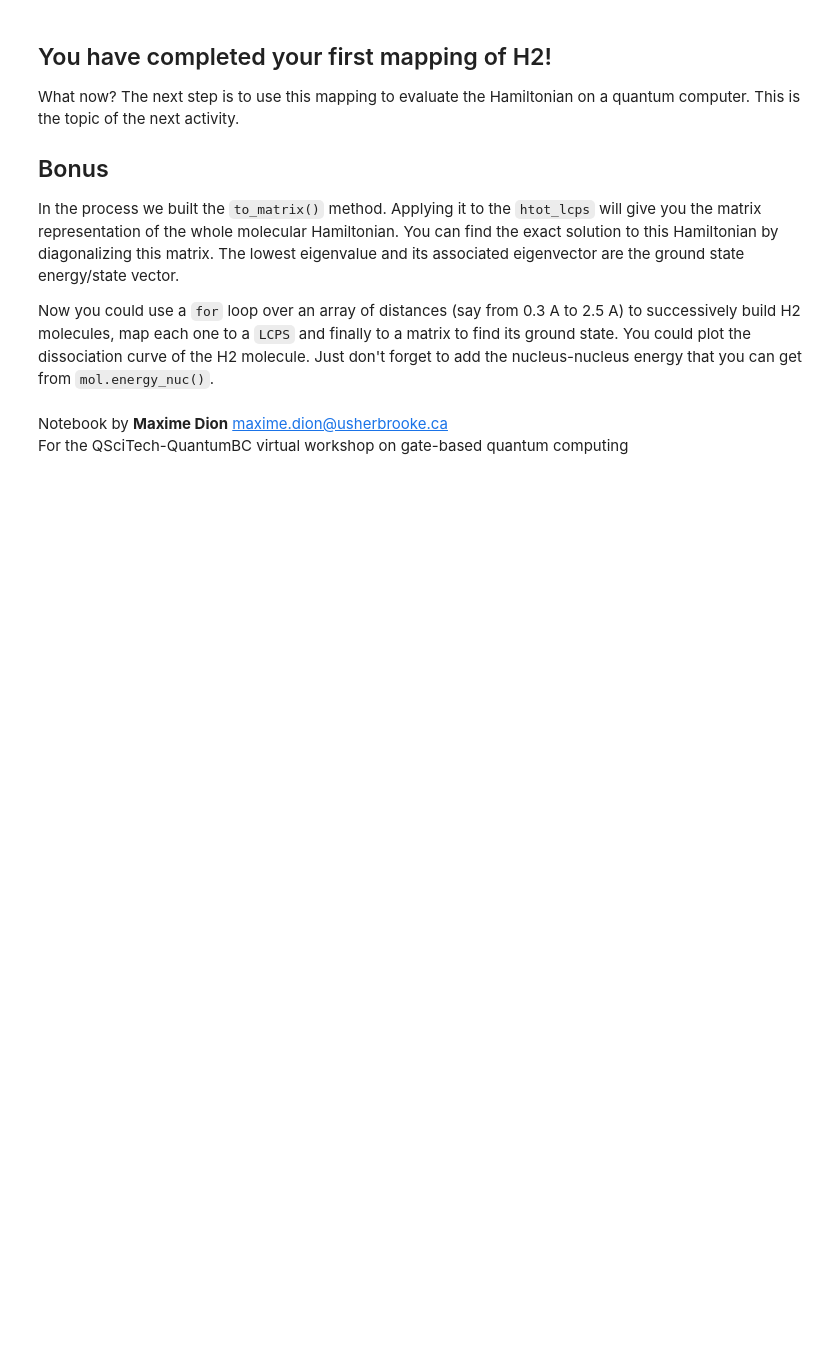
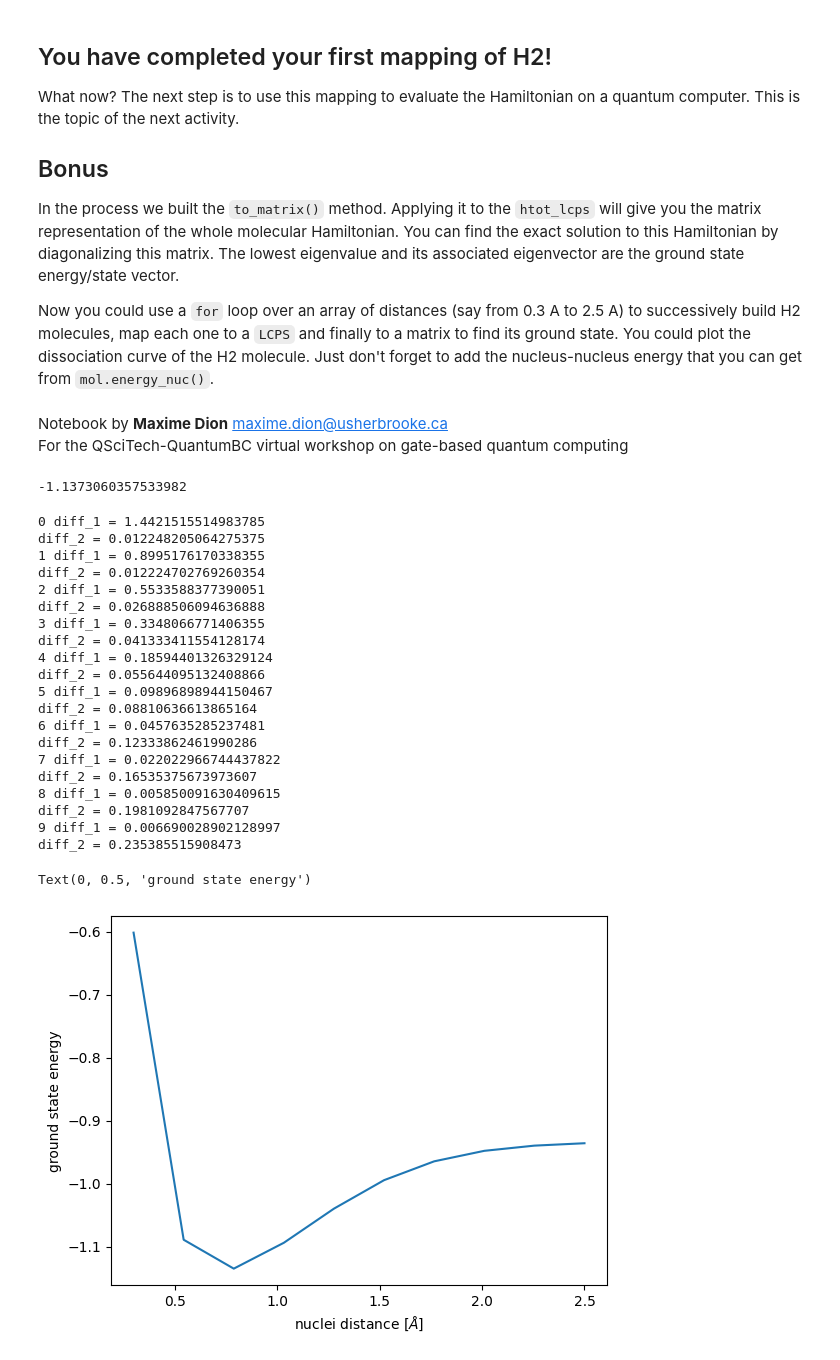
Before and after one commit to QSciTech-QuantumBC-Workshop/Group5, a Jupyter notebook: activity_mapping.ipynb, the cells around one changed output. Drawn from its saved outputs; the diff is of its cells as text; code cells hidden in the pictures; blank space fills up the shorter version.

```diff
--- a/activity_mapping.ipynb
+++ b/activity_mapping.ipynb
@@ -819,26 +825,70 @@ Now you could use a `for` loop over an array of distances (say from 0.3 A to 2.5
 # %% [markdown]
 Notebook by **Maxime Dion** <maxime.dion@usherbrooke.ca><br>
 For the QSciTech-QuantumBC virtual workshop on gate-based quantum computing
+# %%
+H_matrix = htot_lcps.to_matrix()
+E0, V0 = np.linalg.eigh(H_matrix)
+print(E0[0] + mol.energy_nuc())
+# %% [output]
+-1.1373060357533982
 # %%
 %autoreload
 from matplotlib import pyplot as plt
-distance = np.linspace(0.3, 2.5, 50) #units in AA
+distance = np.linspace(0.3, 2.5, 10) #units in AA
 E = np.zeros((len(distance), 16))
+E_rev = np.zeros((len(distance), 16))
 for i in range(len(distance)):
-    mol = gto.M(
+    mol_d = gto.M(
         atom = [['H', (0,0,-distance[i]/2)], ['H', (0,0,distance[i]/2)]],
         basis = 'sto-3g'
         )
     # print('nucleus-nucleus energy =', mol.energy_nuc().round(2))
-    molecular_hamiltonian_no_spin = MolecularFermionicHamiltonian.from_pyscf_mol(mol)
-    molecular_hamiltonian = molecular_hamiltonian_no_spin.include_spin()
-    htot_lcps = molecular_hamiltonian.to_linear_combinaison_pauli_string(creation_operators, annihilation_operators)
-    htot_lcps = htot_lcps.apply_threshold().combine().apply_threshold().sort()
-    H_tot = htot_lcps.to_matrix()
-    E[i], V = np.linalg.eigh(H_tot)
-    E[i] = E[i] + mol.energy_nuc()
+    molecular_hamiltonian_no_spin_d = MolecularFermionicHamiltonian.from_pyscf_mol(mol_d)
+    h1_no_spin_d, h2_no_spin_d = molecular_hamiltonian_no_spin_d.get_integrals()
+    Eg = h1_no_spin_d[0, 0]
+    Eu = h1_no_spin_d[1, 1]
+    Ug = h2_no_spin_d[0, 0, 0, 0]
+    Uu = h2_no_spin_d[1, 1, 1, 1]
+    Vd = h2_no_spin_d[1, 0, 0, 1]
+    Vx = h2_no_spin_d[1, 0, 1, 0]
+    molecular_hamiltonian_d = molecular_hamiltonian_no_spin_d.include_spin()
+    htot_lcps_d = molecular_hamiltonian_d.to_linear_combinaison_pauli_string(creation_operators, annihilation_operators)
+    htot_lcps_d = htot_lcps_d.apply_threshold().combine().apply_threshold().sort()
+    H_tot_d = htot_lcps_d.to_matrix()
+    E[i], V = np.linalg.eigh(H_tot_d)
     print(i, end=' ')
+    # print('H = \n', H_tot.real.round(2))
+    # print('diff =', 2*(Eg) + 1*Ug - 1*E[i, 0].round(2))
+    print('diff_1 =', 1*(Eg + Eu) + 1*(Vd - Vx) - 1*E[i, 0].round(2))
+    print('diff_2 =', 1*(Eg + Eg) + 1*Ug - 1*E[i, 0].round(2))
+    # print('diff =', Eg + Ug - (Eu + Vd - Vx))
+    # print(V[:, 2].T.real.round(4), '\n\n')
+    E[i] = E[i] + mol_d.energy_nuc()
+
 
 plt.plot(distance, E[:, 0])
 plt.xlabel('nuclei distance [$\AA$]')
 plt.ylabel('ground state energy')
+# %% [output]
+0 diff_1 = 1.4421515514983785
+diff_2 = 0.012248205064275375
+1 diff_1 = 0.8995176170338355
+diff_2 = 0.012224702769260354
+2 diff_1 = 0.5533588377390051
+diff_2 = 0.026888506094636888
+3 diff_1 = 0.3348066771406355
+diff_2 = 0.041333411554128174
+4 diff_1 = 0.18594401326329124
+diff_2 = 0.055644095132408866
+5 diff_1 = 0.09896898944150467
+diff_2 = 0.08810636613865164
+6 diff_1 = 0.0457635285237481
+diff_2 = 0.12333862461990286
+7 diff_1 = 0.022022966744437822
+diff_2 = 0.16535375673973607
+8 diff_1 = 0.005850091630409615
+diff_2 = 0.1981092847567707
+9 diff_1 = 0.006690028902128997
+diff_2 = 0.235385515908473
+Text(0, 0.5, 'ground state energy')
+[figure, added]
```
Also changed, not shown: parts of 4 cells of this notebook, 2 other files.
